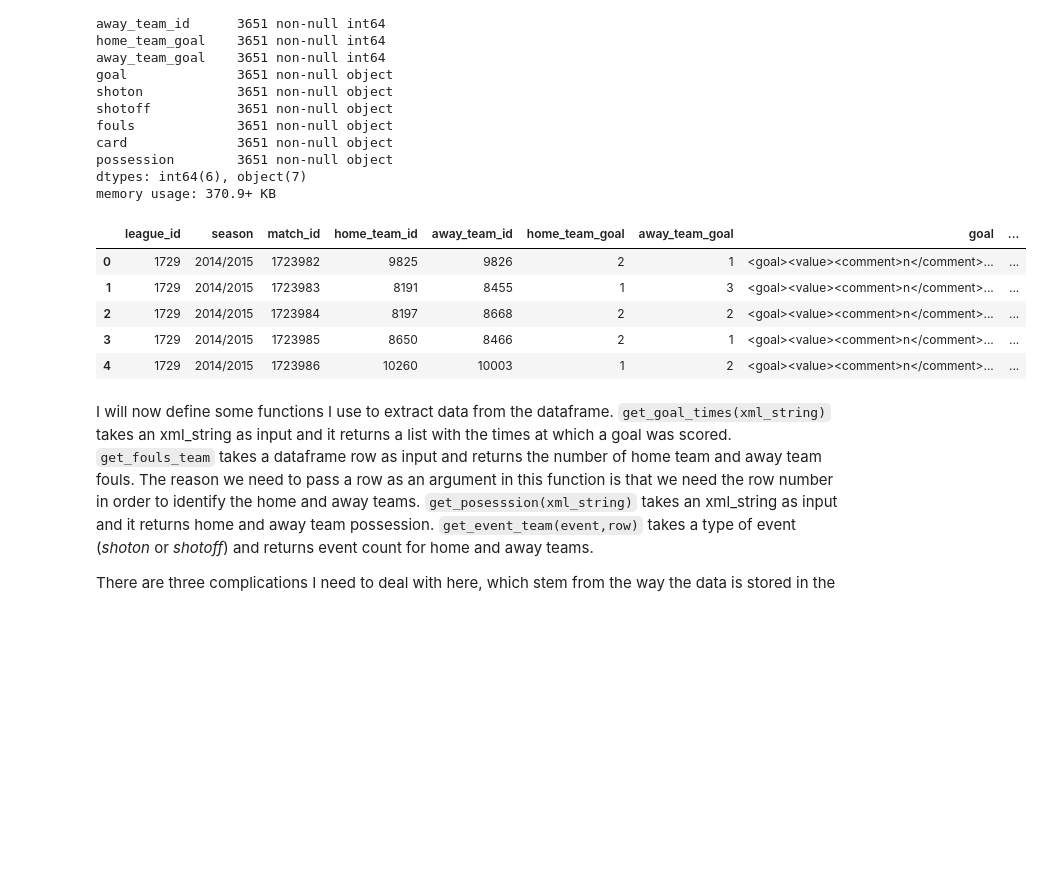
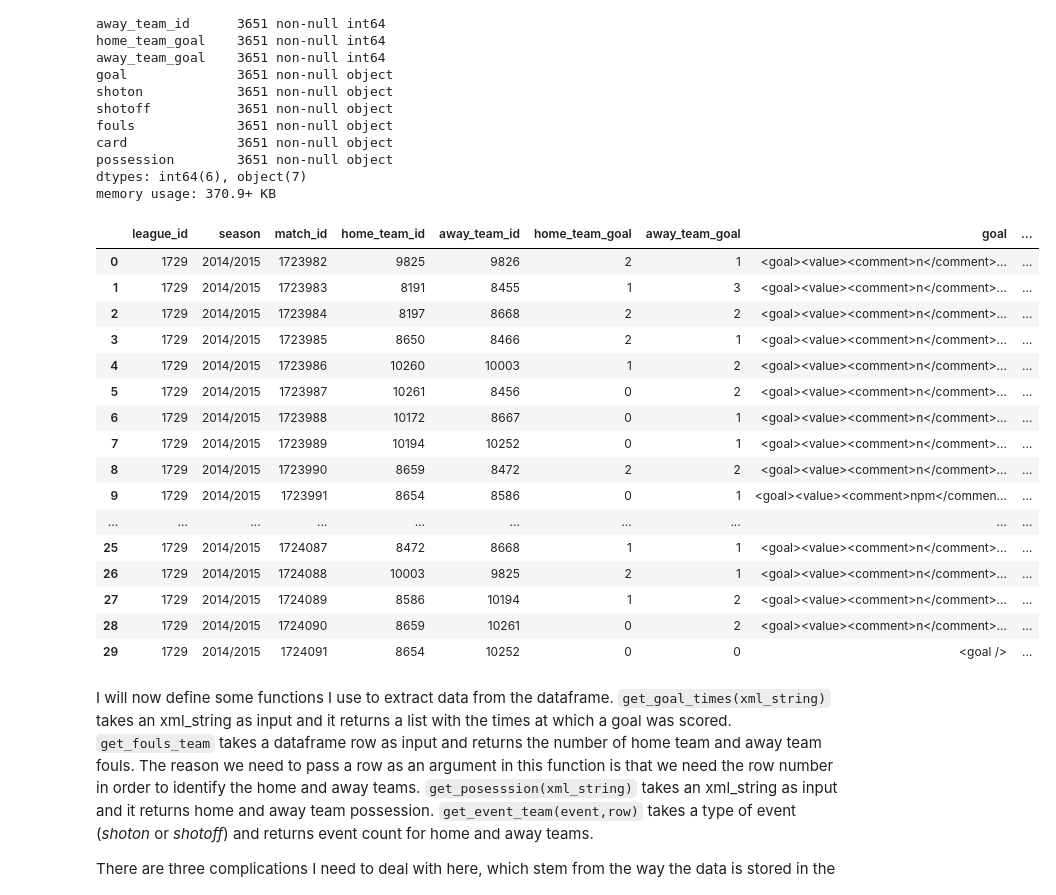
Before and after one commit to bogdanrabanca/soccer, a Jupyter notebook: soccer project.ipynb, the cells around one changed output. Saved outputs shown, nothing was run; the diff lists cells and outputs as text; code cells hidden in the pictures; blank space fills up the shorter version.

```diff
--- a/soccer project.ipynb
+++ b/soccer project.ipynb
@@ -112,14 +112,25 @@ possession        3651 non-null object
 dtypes: int64(6), object(7)
 memory usage: 370.9+ KB
 # %%
-df.head()
+df.head(30)
 # %% [output]
 |  | league_id | season | match_id | home_team_id | away_team_id | home_team_goal | away_team_goal | goal | ... |
 | 0 | 1729 | 2014/2015 | 1723982 | 9825 | 9826 | 2 | 1 | <goal><value><comment>n</comment>... | ... |
 | 1 | 1729 | 2014/2015 | 1723983 | 8191 | 8455 | 1 | 3 | <goal><value><comment>n</comment>... | ... |
 | 2 | 1729 | 2014/2015 | 1723984 | 8197 | 8668 | 2 | 2 | <goal><value><comment>n</comment>... | ... |
 | 3 | 1729 | 2014/2015 | 1723985 | 8650 | 8466 | 2 | 1 | <goal><value><comment>n</comment>... | ... |
 | 4 | 1729 | 2014/2015 | 1723986 | 10260 | 10003 | 1 | 2 | <goal><value><comment>n</comment>... | ... |
+| 5 | 1729 | 2014/2015 | 1723987 | 10261 | 8456 | 0 | 2 | <goal><value><comment>n</comment>... | ... |
+| 6 | 1729 | 2014/2015 | 1723988 | 10172 | 8667 | 0 | 1 | <goal><value><comment>n</comment>... | ... |
+| 7 | 1729 | 2014/2015 | 1723989 | 10194 | 10252 | 0 | 1 | <goal><value><comment>n</comment>... | ... |
+| 8 | 1729 | 2014/2015 | 1723990 | 8659 | 8472 | 2 | 2 | <goal><value><comment>n</comment>... | ... |
+| 9 | 1729 | 2014/2015 | 1723991 | 8654 | 8586 | 0 | 1 | <goal><value><comment>npm</commen... | ... |
+| ... | ... | ... | ... | ... | ... | ... | ... | ... | ... |
+| 25 | 1729 | 2014/2015 | 1724087 | 8472 | 8668 | 1 | 1 | <goal><value><comment>n</comment>... | ... |
+| 26 | 1729 | 2014/2015 | 1724088 | 10003 | 9825 | 2 | 1 | <goal><value><comment>n</comment>... | ... |
+| 27 | 1729 | 2014/2015 | 1724089 | 8586 | 10194 | 1 | 2 | <goal><value><comment>n</comment>... | ... |
+| 28 | 1729 | 2014/2015 | 1724090 | 8659 | 10261 | 0 | 2 | <goal><value><comment>n</comment>... | ... |
+| 29 | 1729 | 2014/2015 | 1724091 | 8654 | 10252 | 0 | 0 | <goal /> | ... |
 # %% [markdown]
 I will now define some functions I  use to extract data from the dataframe.
 `get_goal_times(xml_string)` takes an xml_string as input and it returns a list with the times at which a goal was scored.
```
Also changed, not shown: parts of 6 cells of this notebook.
